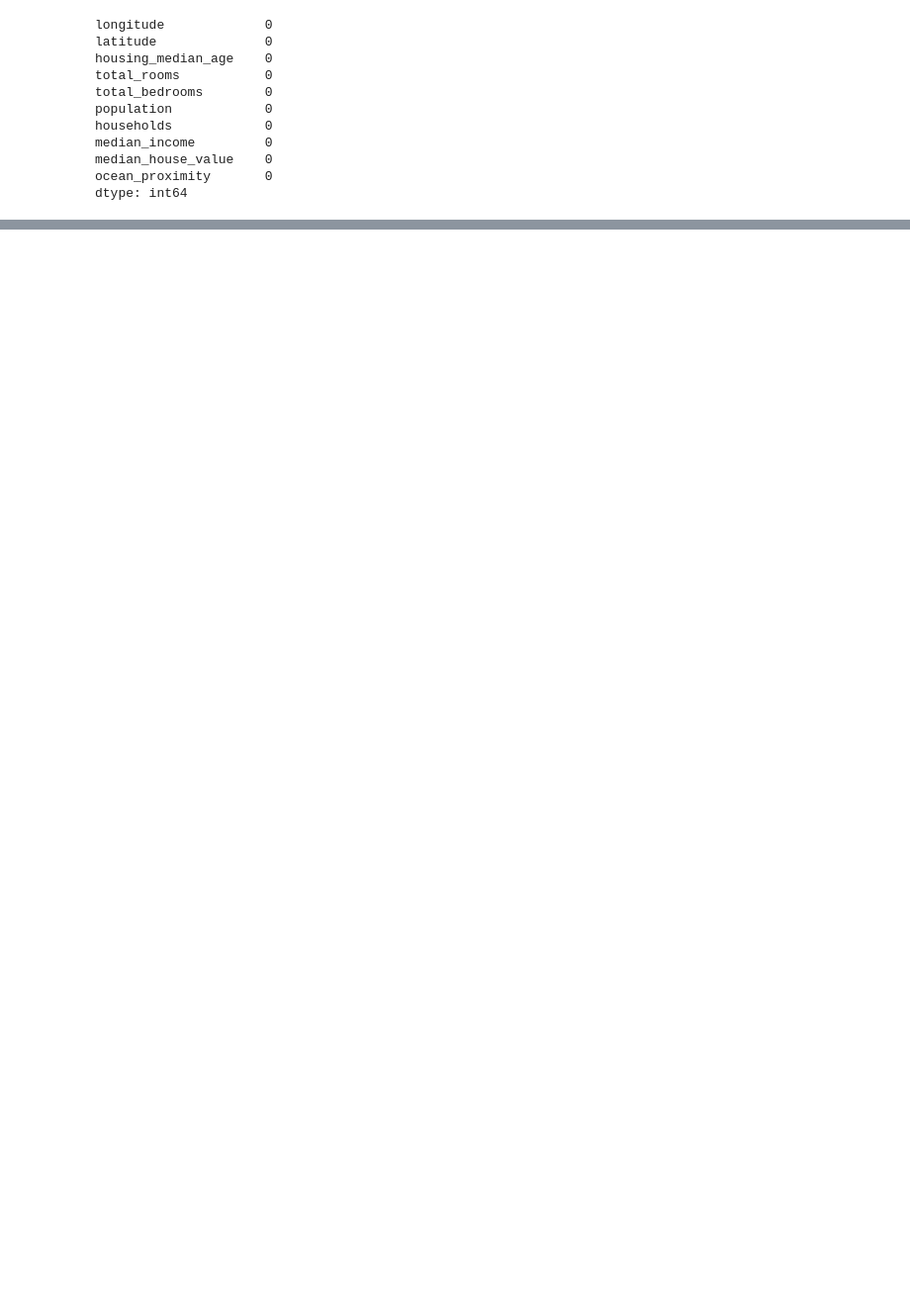
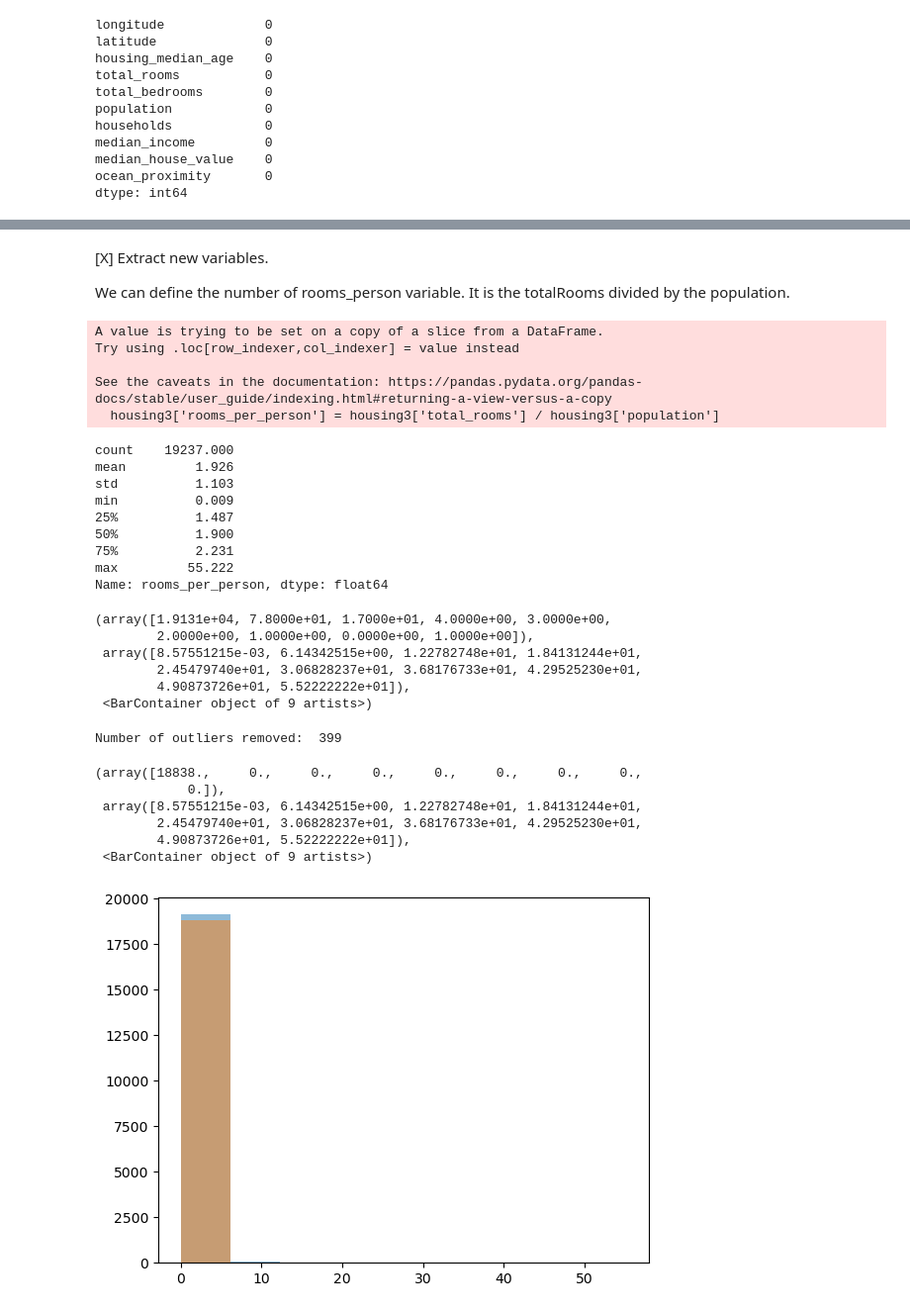
Before and after one commit to Lorenc1o/BDMA_Notes, a Jupyter notebook: UPC/Machine_Learning/Labs/lab01/ml01-exercise.ipynb, the cells around one changed output, grey strips where cells are left out. Shown at 99% size. Cells and saved outputs as stored; diff of their text form; code cells hidden in the pictures; blank space fills up the shorter version.

```diff
--- a/UPC/Machine_Learning/Labs/lab01/ml01-exercise.ipynb
+++ b/UPC/Machine_Learning/Labs/lab01/ml01-exercise.ipynb
@@ -119,0 +229,62 @@ housing.total_bedrooms.hist()
+# %% [markdown]
+[X] Extract new variables.
+
+We can define the number of rooms_person variable. It is the totalRooms divided by the population.
+# %%
+housing3['rooms_per_person'] = housing3['total_rooms'] / housing3['population']
+housing3['rooms_per_person'].describe()
+
+# It makes sense to remove outliers of this column as well. We can see houses with almost 0 rooms per person, as well as houses with more than 50 rooms per person.
+min = housing3.rooms_per_person.min()
+max = housing3.rooms_per_person.max()
+
+# Calculate the IQR
+Q1 = housing3.rooms_per_person.quantile(0.25)
+Q3 = housing3.rooms_per_person.quantile(0.75)
+IQR = Q3 - Q1
+
+# Calculate the lower and upper bound
+lower_bound = Q1 - 1.5 * IQR
+upper_bound = Q3 + 1.5 * IQR
+
+# Plot the histogram of the rooms_per_person column, with 10 bins between the min and max values
+bins = np.linspace(min, max, 10)
+plt.hist(housing3.rooms_per_person, bins=bins, alpha=0.5, label='rooms_per_person')
+
+# Remove the outliers
+housing4 = housing3[(housing3.rooms_per_person > lower_bound) & (housing3.rooms_per_person < upper_bound)]
+
+# How many outliers were removed?
+print('Number of outliers removed: ', housing3.shape[0] - housing4.shape[0])
+
+# Plot the histogram of the rooms_per_person column again, with the same bins as before
+plt.hist(housing4.rooms_per_person, bins=bins, alpha=0.5, label='rooms_per_person without outliers')
+# %% [output]
+A value is trying to be set on a copy of a slice from a DataFrame.
+Try using .loc[row_indexer,col_indexer] = value instead
+
+See the caveats in the documentation: https://pandas.pydata.org/pandas-docs/stable/user_guide/indexing.html#returning-a-view-versus-a-copy
+  housing3['rooms_per_person'] = housing3['total_rooms'] / housing3['population']
+count    19237.000
+mean         1.926
+std          1.103
+min          0.009
+25%          1.487
+50%          1.900
+75%          2.231
+max         55.222
+Name: rooms_per_person, dtype: float64
+(array([1.9131e+04, 7.8000e+01, 1.7000e+01, 4.0000e+00, 3.0000e+00,
+        2.0000e+00, 1.0000e+00, 0.0000e+00, 1.0000e+00]),
+ array([8.57551215e-03, 6.14342515e+00, 1.22782748e+01, 1.84131244e+01,
+        2.45479740e+01, 3.06828237e+01, 3.68176733e+01, 4.29525230e+01,
+        4.90873726e+01, 5.52222222e+01]),
+ <BarContainer object of 9 artists>)
+Number of outliers removed:  399
+(array([18838.,     0.,     0.,     0.,     0.,     0.,     0.,     0.,
+            0.]),
+ array([8.57551215e-03, 6.14342515e+00, 1.22782748e+01, 1.84131244e+01,
+        2.45479740e+01, 3.06828237e+01, 3.68176733e+01, 4.29525230e+01,
+        4.90873726e+01, 5.52222222e+01]),
+ <BarContainer object of 9 artists>)
+[figure, added]
```
Also changed, not shown: parts of 17 cells of this notebook, 5 other files.
